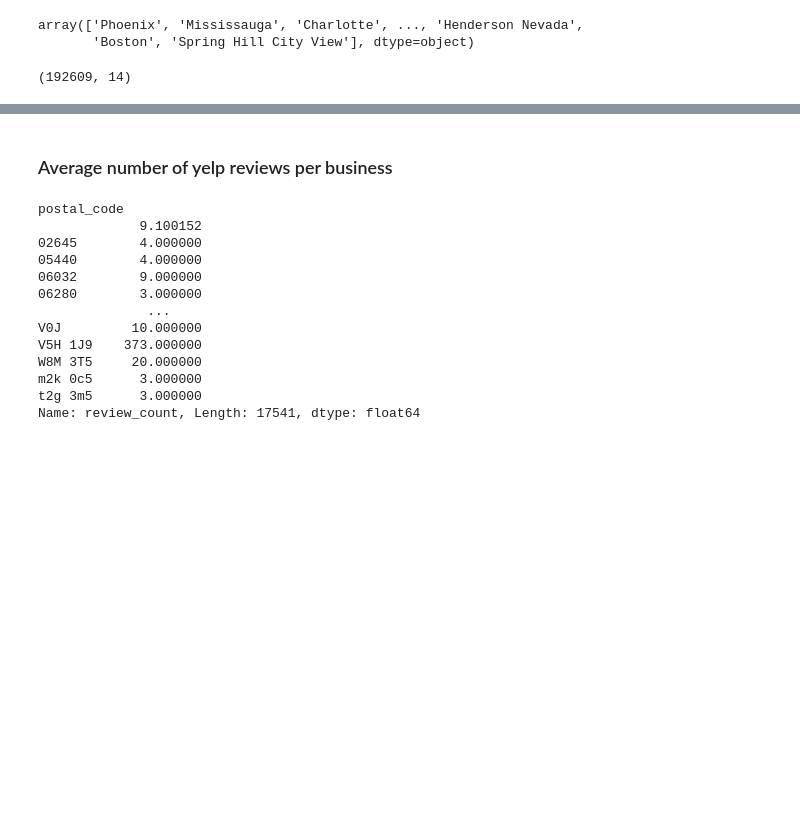
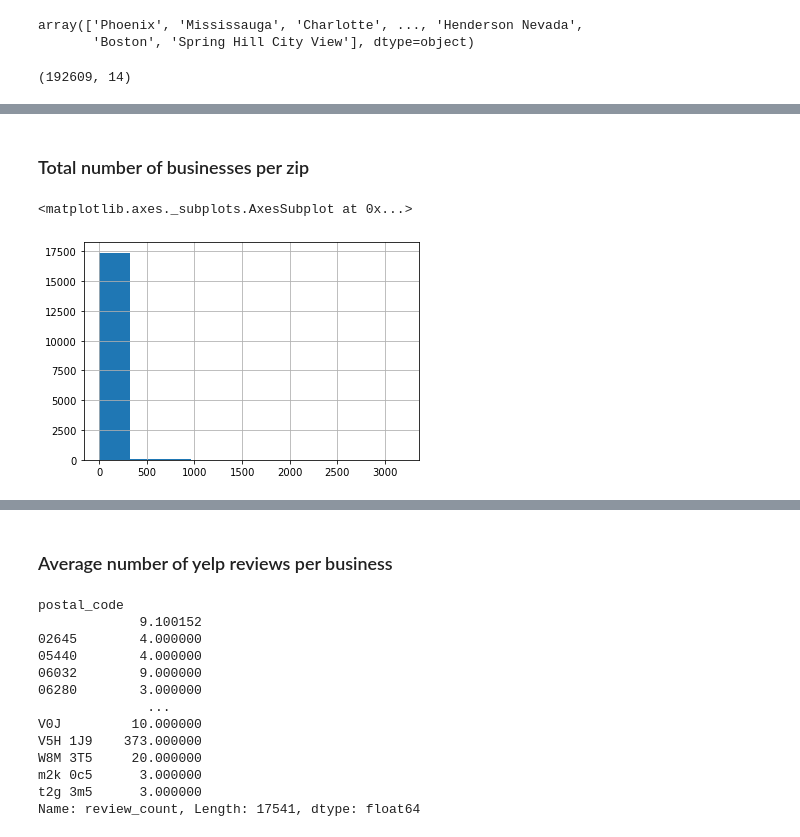
Before and after one commit to sauer3/predict_gentrification_with_yelp, a Jupyter notebook: yelp_data_cleaning.ipynb, the cells around one changed output, grey strips where cells are left out. Cells and saved outputs as stored; diff of their text form; code cells hidden in the pictures; blank space fills up the shorter version.

```diff
--- a/yelp_data_cleaning.ipynb
+++ b/yelp_data_cleaning.ipynb
@@ -49,0 +55,8 @@ business_df.shape
+# %% [markdown]
+### Total number of businesses per zip
+# %%
+total_business = business_df.groupby(['postal_code'])['business_id'].count()
+total_business.hist()
+# %% [output]
+<matplotlib.axes._subplots.AxesSubplot at 0x...>
+[figure, added]
```
Also changed, not shown: parts of 36 cells of this notebook.
